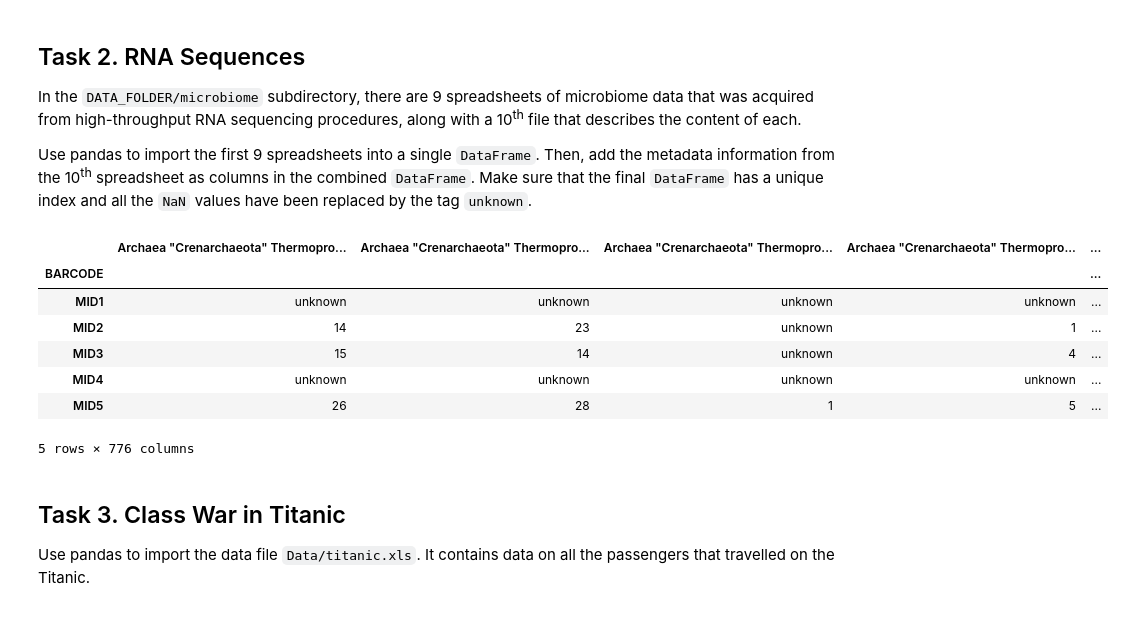
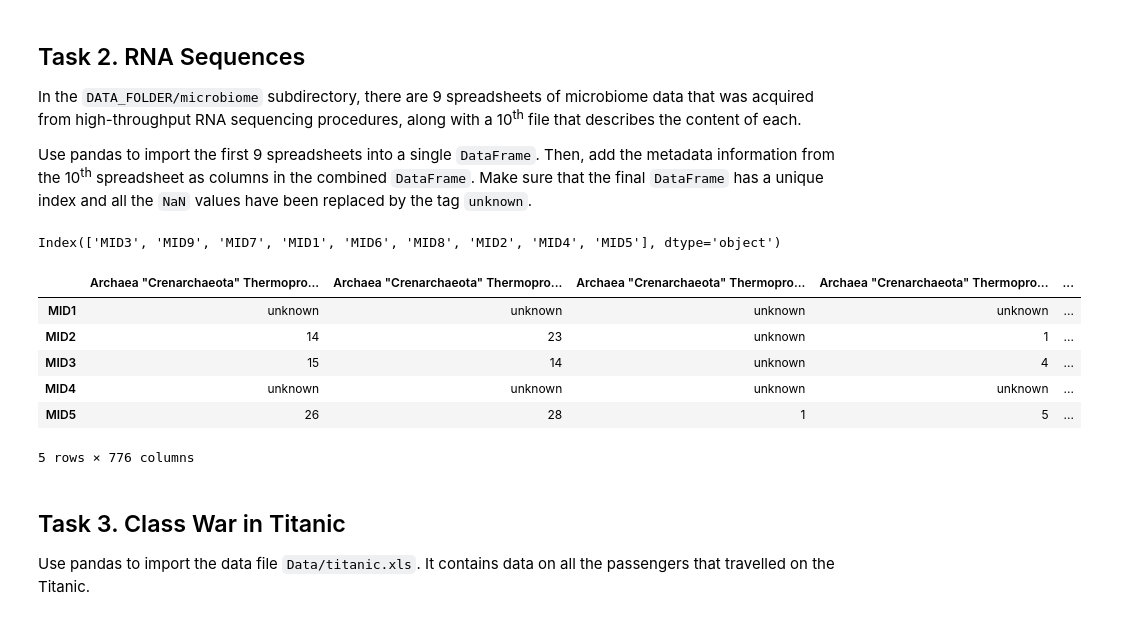
Before and after one commit to Timonzimm/CS-401, a Jupyter notebook: HW01/Homework 1.ipynb, the cells around one changed output. Cells and saved outputs as stored; diff of their text form; code cells hidden in the pictures.

```diff
--- a/HW01/Homework 1.ipynb
+++ b/HW01/Homework 1.ipynb
@@ -120,34 +120,34 @@ Make sure that the final `DataFrame` has a unique index and all the `NaN` values
 # %%
 path_RNA = "Data/microbiome"
 
 data_RNA = pd.DataFrame()
 
 allFiles_RNA = glob.glob(path_RNA + "/MID*.xls")
 metadata_RNA = path_RNA + "/metadata.xls"
 
 # concat all the MID* files
 data_RNA = pd.concat((pd.read_excel(file, index_col=0, names=[file[16:-4]]) for file in allFiles_RNA), axis=1)
 
 # transpose index/columns and sort indexes
-data_RNA = data_RNA.T.reindex(index=sorted(data_RNA.columns))
+data_RNA = data_RNA.T#.reindex(index=sorted(data_RNA.columns))
 
 # add last file as columns
 data_RNA = pd.concat([data_RNA, pd.read_excel(metadata_RNA, index_col=0)], axis=1)
 
 # replace NaN values by 'unknown'
 data_RNA = data_RNA.fillna(value='unknown')
 
 #data.index.is_unique #True
 data_RNA.head()
 # %% [output]
+Index(['MID3', 'MID9', 'MID7', 'MID1', 'MID6', 'MID8', 'MID2', 'MID4', 'MID5'], dtype='object')
 |  | Archaea "Crenarchaeota" Thermopro... | Archaea "Crenarchaeota" Thermopro... | Archaea "Crenarchaeota" Thermopro... | Archaea "Crenarchaeota" Thermopro... | ... |
-| BARCODE |  |  |  |  | ... |
 | MID1 | unknown | unknown | unknown | unknown | ... |
 | MID2 | 14 | 23 | unknown | 1 | ... |
 | MID3 | 15 | 14 | unknown | 4 | ... |
 | MID4 | unknown | unknown | unknown | unknown | ... |
 | MID5 | 26 | 28 | 1 | 5 | ... |
-5 rows × 776 columns
+5 rows × 776 columns
 # %% [markdown]
 ## Task 3. Class War in Titanic
 
```
Also changed, not shown: parts of 14 cells of this notebook.
